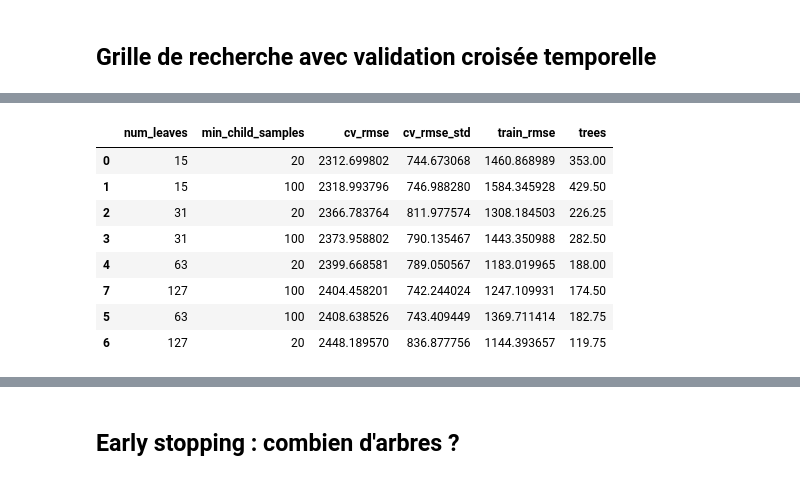
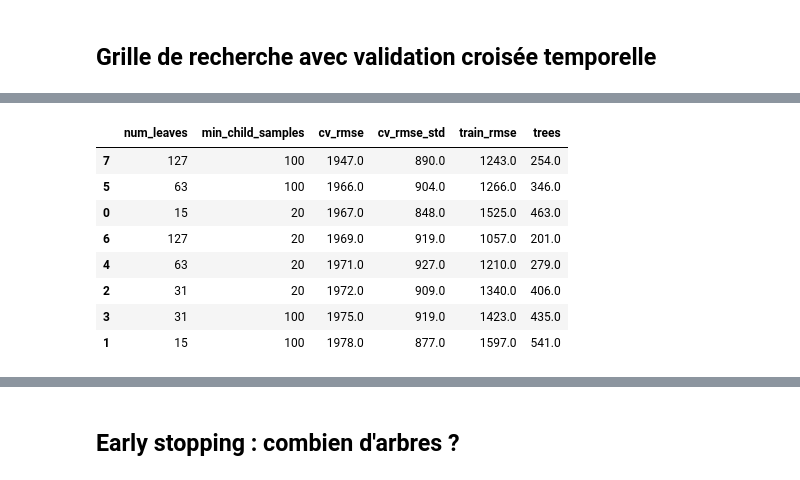
Before and after one commit to adem951/conso_energie_prediction, a Jupyter notebook: notebooks/04_tuning_overfitting.ipynb, the cells around one changed output, grey strips where cells are left out. Drawn from its saved outputs; the diff is of its cells as text; code cells hidden in the pictures.

```diff
--- a/notebooks/04_tuning_overfitting.ipynb
+++ b/notebooks/04_tuning_overfitting.ipynb
@@ -37,8 +40,9 @@ params = load_params()
 fit, validation, test = temporal_split(load_dataset(), params["split"])
 X, y = FEATURE_COLUMNS, "consommation_mw"
 
-# Les 4 dernières années du train suffisent pour régler, et gardent le temps de calcul raisonnable.
+# 4 dernières années du train ; la dernière année sert de validation, découpée en 6 plis de 2 mois.
 tuning_data = fit[fit["timestamp"] >= fit["timestamp"].max() - pd.DateOffset(years=4)].reset_index(drop=True)
-folds = list(TimeSeriesSplit(n_splits=4, test_size=48 * 60).split(tuning_data))
-print(f"{len(tuning_data):,} lignes, {len(folds)} plis de validation de 60 jours")
+folds = list(TimeSeriesSplit(n_splits=6, test_size=48 * 61).split(tuning_data))
+fold_names = [f"{tuning_data['timestamp'].iloc[v[0]]:%m/%y}→{tuning_data['timestamp'].iloc[v[-1]]:%m/%y}" for _, v in folds]
+print(f"{len(tuning_data):,} lignes · plis de validation :", ", ".join(fold_names))
 # %% [output]
@@ -46,8 +50,9 @@ print(f"{len(tuning_data):,} lignes, {len(folds)} plis de validation de 60 jours
 # %%
-fig, ax = plt.subplots(figsize=(12, 2.5))
+fig, ax = plt.subplots(figsize=(12, 3))
+dates = tuning_data["timestamp"]
 for index, (train_index, valid_index) in enumerate(folds):
-    ax.barh(index, len(train_index), color="tab:blue")
-    ax.barh(index, len(valid_index), left=train_index[-1], color="tab:orange")
-ax.set(title="TimeSeriesSplit : train (bleu) puis validation (orange), toujours dans l'ordre chronologique", yticks=range(len(folds)), yticklabels=[f"pli {i + 1}" for i in range(len(folds))], xlabel="demi-heures")
-ax.grid(False);
+    ax.plot([dates.iloc[train_index[0]], dates.iloc[train_index[-1]]], [index, index], color="tab:blue", linewidth=6)
+    ax.plot([dates.iloc[valid_index[0]], dates.iloc[valid_index[-1]]], [index, index], color="tab:orange", linewidth=6)
+ax.set(title="TimeSeriesSplit : train (bleu) puis validation (orange) ; les 6 validations couvrent une année", yticks=range(len(folds)), yticklabels=fold_names)
+ax.invert_yaxis();
 # %% [output]
@@ -56,41 +61,44 @@ ax.grid(False);
 ## Grille de recherche avec validation croisée temporelle
 # %%
 grid = {"num_leaves": [15, 31, 63, 127], "min_child_samples": [20, 100]}
-base = {**params["lightgbm"], "learning_rate": 0.1}  # taux plus élevé pendant la recherche, pour aller vite
+base = params["lightgbm"]  # même taux d'apprentissage que l'entraînement final
 
 
-def cross_validate(candidate: dict) -> dict:
+def cross_validate(candidate: dict) -> list[dict]:
     scores = []
-    for train_index, valid_index in folds:
+    for fold_name, (train_index, valid_index) in zip(fold_names, folds, strict=True):
         train, valid = tuning_data.iloc[train_index], tuning_data.iloc[valid_index]
         model = lightgbm(candidate).fit(
             train[X], train[y], eval_X=valid[X], eval_y=valid[y], eval_metric="rmse",
             callbacks=[early_stopping(candidate["early_stopping_rounds"], verbose=False)],
         )
-        scores.append({"train_rmse": score(train[y], model.predict(train[X]))["rmse"],
-                       "cv_rmse": score(valid[y], model.predict(valid[X]))["rmse"],
-                       "trees": model.best_iteration_})
-    scores = pd.DataFrame(scores)
-    return {"cv_rmse": scores["cv_rmse"].mean(), "cv_rmse_std": scores["cv_rmse"].std(),
-            "train_rmse": scores["train_rmse"].mean(), "trees": scores["trees"].mean()}
+        scores.append({"pli": fold_name, "train_rmse": score(train[y], model.predict(train[X]))["rmse"],
+                       "cv_rmse": score(valid[y], model.predict(valid[X]))["rmse"], "trees": model.best_iteration_})
+    return scores
 
 
-configure_mlflow(TUNING_EXPERIMENT)  # expérience dédiée au tuning
-results = []
-with mlflow.start_run(run_name=f"grille num_leaves x min_child_samples · {pd.Timestamp.now():%d/%m}") as tuning_run:
+configure_mlflow(TUNING_EXPERIMENT)
+rows = []
+with mlflow.start_run(run_name=f"grille num_leaves x min_child_samples · 6 plis sur 1 an · {pd.Timestamp.now():%d/%m}") as tuning_run:
     mlflow.set_tag("stage", "tuning")
     for num_leaves, min_child_samples in itertools.product(grid["num_leaves"], grid["min_child_samples"]):
         candidate = {**base, "num_leaves": num_leaves, "min_child_samples": min_child_samples}
+        scores = pd.DataFrame(cross_validate(candidate))
+        metrics = {"cv_rmse": scores["cv_rmse"].mean(), "cv_rmse_std": scores["cv_rmse"].std(),
+                   "train_rmse": scores["train_rmse"].mean(), "trees": scores["trees"].mean()}
         with mlflow.start_run(run_name=f"leaves={num_leaves}_child={min_child_samples}", nested=True):
-            metrics = cross_validate(candidate)
             mlflow.log_params(candidate)
             mlflow.log_metrics(metrics)
-        results.append({"num_leaves": num_leaves, "min_child_samples": min_child_samples, **metrics})
+        rows += [{"num_leaves": num_leaves, "min_child_samples": min_child_samples, **row} for row in scores.to_dict("records")]
 
-results = pd.DataFrame(results).sort_values("cv_rmse")
-best_combo = results.iloc[0]
+per_fold = pd.DataFrame(rows)
+results = (per_fold.groupby(["num_leaves", "min_child_samples"])
+           .agg(cv_rmse=("cv_rmse", "mean"), cv_rmse_std=("cv_rmse", "std"), train_rmse=("train_rmse", "mean"), trees=("trees", "mean"))
+           .reset_index().sort_values("cv_rmse"))
+best = results.iloc[0]
 mlflow.MlflowClient().set_tag(tuning_run.info.run_id, "mlflow.note.content",
-    f"Validation croisée temporelle (4 plis de 60 jours). Meilleure combinaison : num_leaves={best_combo['num_leaves']:.0f}, "
-    f"min_child_samples={best_combo['min_child_samples']:.0f} (CV RMSE {best_combo['cv_rmse']:.0f} ± {best_combo['cv_rmse_std']:.0f} MW).")
-results
+    f"Validation croisée temporelle : 6 plis de 2 mois couvrant une année ({fold_names[0]} … {fold_names[-1]}), learning_rate={base['learning_rate']}. "
+    f"Meilleure combinaison : num_leaves={best['num_leaves']:.0f}, min_child_samples={best['min_child_samples']:.0f} "
+    f"(CV RMSE {best['cv_rmse']:.0f} ± {best['cv_rmse_std']:.0f} MW).")
+results.round(0)
 # %% [output]
@@ -98,9 +105,9 @@ results
 |  | num_leaves | min_child_samples | cv_rmse | cv_rmse_std | train_rmse | trees |
-| 0 | 15 | 20 | 2312.699802 | 744.673068 | 1460.868989 | 353.00 |
-| 1 | 15 | 100 | 2318.993796 | 746.988280 | 1584.345928 | 429.50 |
-| 2 | 31 | 20 | 2366.783764 | 811.977574 | 1308.184503 | 226.25 |
-| 3 | 31 | 100 | 2373.958802 | 790.135467 | 1443.350988 | 282.50 |
-| 4 | 63 | 20 | 2399.668581 | 789.050567 | 1183.019965 | 188.00 |
-| 7 | 127 | 100 | 2404.458201 | 742.244024 | 1247.109931 | 174.50 |
-| 5 | 63 | 100 | 2408.638526 | 743.409449 | 1369.711414 | 182.75 |
-| 6 | 127 | 20 | 2448.189570 | 836.877756 | 1144.393657 | 119.75 |
+| 7 | 127 | 100 | 1947.0 | 890.0 | 1243.0 | 254.0 |
+| 5 | 63 | 100 | 1966.0 | 904.0 | 1266.0 | 346.0 |
+| 0 | 15 | 20 | 1967.0 | 848.0 | 1525.0 | 463.0 |
+| 6 | 127 | 20 | 1969.0 | 919.0 | 1057.0 | 201.0 |
+| 4 | 63 | 20 | 1971.0 | 927.0 | 1210.0 | 279.0 |
+| 2 | 31 | 20 | 1972.0 | 909.0 | 1340.0 | 406.0 |
+| 3 | 31 | 100 | 1975.0 | 919.0 | 1423.0 | 435.0 |
+| 1 | 15 | 100 | 1978.0 | 877.0 | 1597.0 | 541.0 |
```
Also changed, not shown: parts of 13 cells of this notebook, 3 other files.
